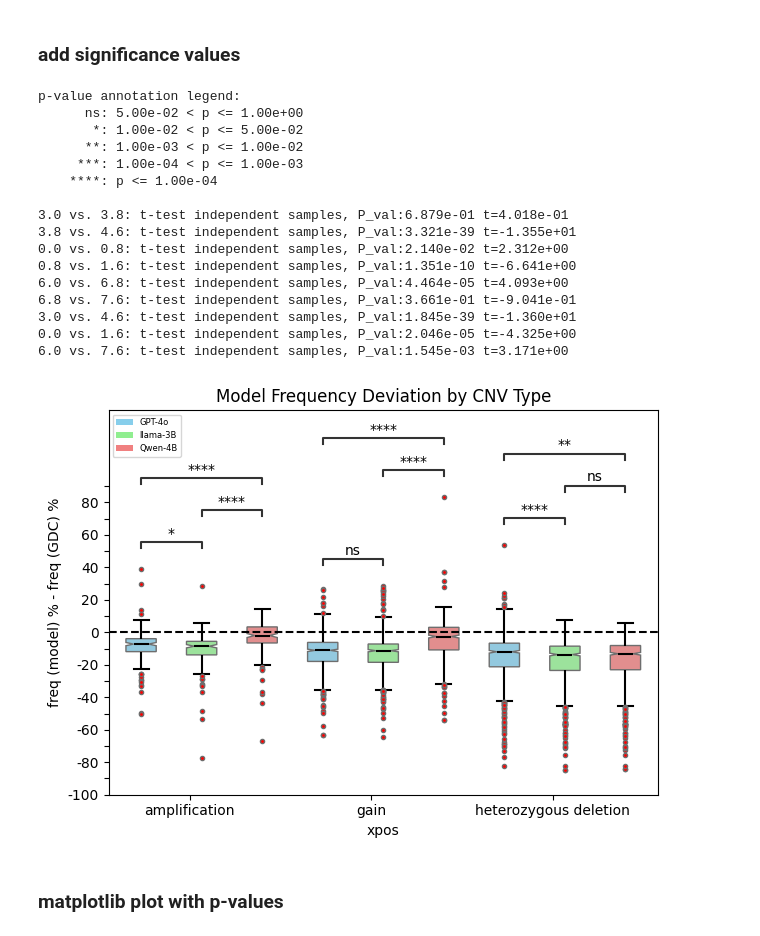
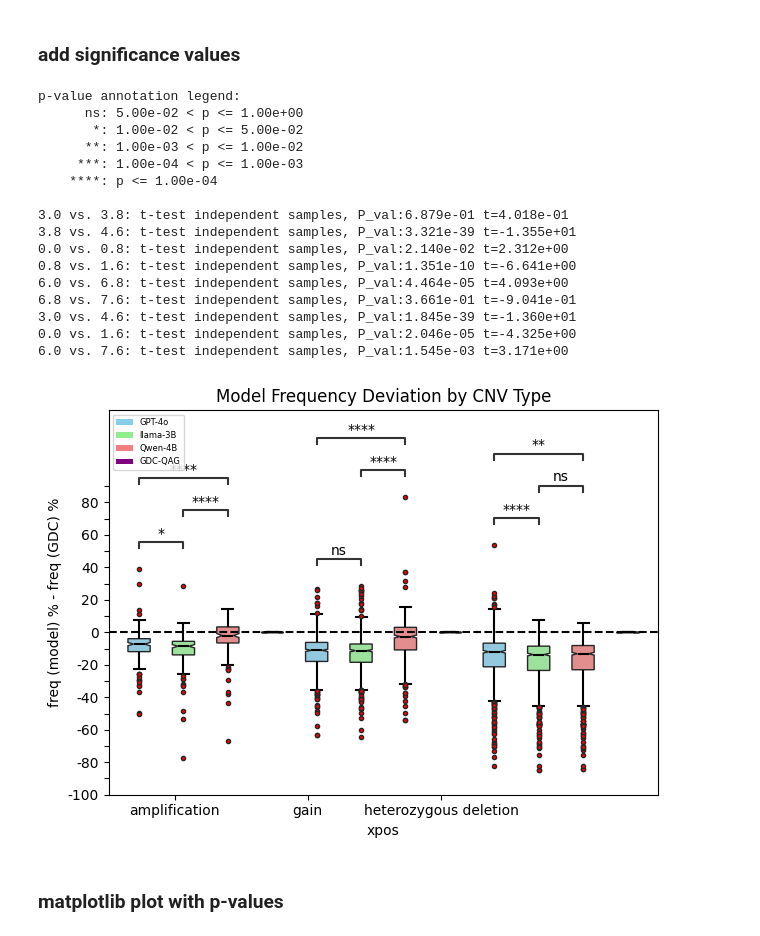
Before and after one commit to uc-cdis/gdc-qag, a Jupyter notebook: notebooks/plot.ipynb, the cells around one changed output. Cells and saved outputs as stored; diff of their text form; code cells hidden in the pictures.

```diff
--- a/notebooks/plot.ipynb
+++ b/notebooks/plot.ipynb
@@ -757,10 +939,12 @@ def return_cnv_type(x):
 llama_results['cnv_type'] = llama_results['questions'].apply(return_cnv_type)
 gpt_4o_results['cnv_type'] = gpt_4o_results['questions'].apply(return_cnv_type)
 qwen_results['cnv_type'] = qwen_results['questions'].apply(return_cnv_type)
+gdc_qag_results['cnv_type'] = gdc_qag_results['questions'].apply(return_cnv_type)
 # %%
 llama_cnv = llama_results[llama_results['intent'].str.contains('freq_cnv_loss')]
 gpt4_cnv = gpt_4o_results[gpt_4o_results['intent'].str.contains('freq_cnv_loss')]
 qwen_cnv = qwen_results[qwen_results['intent'].str.contains('freq_cnv_loss')]
+gdc_qag_cnv = gdc_qag_results[gdc_qag_results['intent'].str.contains('freq_cnv_loss')]
 # %%
 # the two NAs are for the two homozygous deletion questions
 llama_cnv['cnv_type'].value_counts()
@@ -793,40 +986,48 @@ Name: count, dtype: int64
 fig, ax = plt.subplots()
 flier_props = dict(marker='o', markerfacecolor='red', markersize=3, linestyle='none')
 
-# remove the couple of NA for hom dels
+# remove the couple of NA for hom dels since only two points
 gpt4_cnv = gpt4_cnv[gpt4_cnv['cnv_type']!='NA']
 llama_cnv = llama_cnv[llama_cnv['cnv_type']!='NA']
 qwen_cnv = qwen_cnv[qwen_cnv['cnv_type']!='NA']
+gdc_qag_cnv = gdc_qag_cnv[gdc_qag_cnv['cnv_type']!='NA']
 
 grouped_gpt4_data = gpt4_cnv.groupby('cnv_type')['delta_gpt4'].apply(list)
 grouped_llama_data = llama_cnv.groupby('cnv_type')['delta_llama'].apply(list)
 grouped_qwen_data = qwen_cnv.groupby('cnv_type')['delta_qwen'].apply(list)
+grouped_gdc_qag_data = gdc_qag_cnv.groupby('cnv_type')['delta_gdc_qag'].apply(list)
 
 n = len(grouped_gpt4_data)
 xlabels = list(grouped_gpt4_data.groupby('cnv_type').groups.keys())
-positions_gpt4 = np.arange(n) * 3
+positions_gpt4 = np.arange(n) * 4
 positions_llama = positions_gpt4 + 0.8
 positions_qwen = positions_llama + 0.8
+positions_gdc_qag = positions_qwen + 0.8
 
 ax.boxplot(
     grouped_gpt4_data, positions=positions_gpt4,
-    notch=True, flierprops=flier_props, patch_artist=True, boxprops=dict(facecolor='skyblue'),
+    notch=True, flierprops=flier_props, patch_artist=True, boxprops=dict(facecolor='skyblue', edgecolor='black'),
     showmeans=False
 )
 ax.boxplot(
     grouped_llama_data, positions=positions_llama,
-    notch=True, flierprops=flier_props, patch_artist=True, boxprops=dict(facecolor='lightgreen'),
+    notch=True, flierprops=flier_props, patch_artist=True, boxprops=dict(facecolor='lightgreen', edgecolor='black'),
     showmeans=False
 )
 ax.boxplot(
     grouped_qwen_data, positions=positions_qwen,
-    notch=True, flierprops=flier_props, patch_artist=True, boxprops=dict(facecolor='lightcoral'),
+    notch=True, flierprops=flier_props, patch_artist=True, boxprops=dict(facecolor='lightcoral', edgecolor='black'),
+    showmeans=False
+)
+ax.boxplot(
+    grouped_gdc_qag_data, positions=positions_gdc_qag,
+    notch=True, flierprops=flier_props, patch_artist=True, boxprops=dict(facecolor='purple', edgecolor='black'),
     showmeans=False
 )
 
 
 # x-axis ticks
-all_positions = (positions_gpt4 + positions_llama + positions_qwen) / 3
+all_positions = (positions_gpt4 + positions_llama + positions_qwen + positions_gdc_qag) / 4
 ax.set_xticks(all_positions)
 ax.set_xticklabels(xlabels, fontsize=6)
 
@@ -848,6 +1049,7 @@ legend_elements = [
     Patch(facecolor='skyblue', label='GPT-4o'),
     Patch(facecolor='lightgreen', label='llama-3B'),
     Patch(facecolor='lightcoral', label='Qwen-4B'),
+    Patch(facecolor='purple', label='GDC-QAG'),
 ]
 ax.legend(handles=legend_elements, loc='best', fontsize=6)
 # %% [output]
@@ -860,13 +1062,15 @@ ax.legend(handles=legend_elements, loc='best', fontsize=6)
 gpt4_cnv['model'] = 'GPT-4o'
 llama_cnv['model'] = 'llama-3B'
 qwen_cnv['model'] = 'Qwen-4B'
+gdc_qag_cnv['model'] = 'GDC-QAG'
 
 gpt4_cnv['delta'] = gpt4_cnv['delta_gpt4']
 llama_cnv['delta'] = llama_cnv['delta_llama']
 qwen_cnv['delta'] = qwen_cnv['delta_qwen']
+gdc_qag_cnv['delta'] = gdc_qag_cnv['delta_gdc_qag']
 
 all_cnv_data = pd.concat([
-    gpt4_cnv, llama_cnv, qwen_cnv
+    gpt4_cnv, llama_cnv, qwen_cnv, gdc_qag_cnv
 ])
 # %%
 # packages
@@ -882,10 +1086,11 @@ flier_props = dict(marker='o', markerfacecolor='red', markersize=3, linestyle='n
 palette = {
     'GPT-4o': 'skyblue',
     'llama-3B': 'lightgreen',
-    'Qwen-4B': 'lightcoral'
+    'Qwen-4B': 'lightcoral',
+    'GDC-QAG': 'purple'
 }
-# positions_gpt4, positions_llama, positions_qwen
-# (array([0, 3, 6]), array([0.8, 3.8, 6.8]), array([1.6, 4.6, 7.6]))
+# positions_gpt4, positions_llama, positions_qwen, positions_gdc_qag
+# (array([0, 3, 6]), array([0.8, 3.8, 6.8]), array([1.6, 4.6, 7.6]), array([2.4, 5.4, 8.4]))
 positions_map = {
     'amplification_GPT-4o': 0,
     'gain_GPT-4o': 3,
@@ -895,7 +1100,11 @@ positions_map = {
     'heterozygous deletion_llama-3B': 6.8,
     'amplification_Qwen-4B': 1.6,
     'gain_Qwen-4B': 4.6,
-    'heterozygous deletion_Qwen-4B': 7.6
+    'heterozygous deletion_Qwen-4B': 7.6,
+    'amplification_GDC-QAG': 2.4,
+    'gain_GDC-QAG': 5.4,
+    'heterozygous deletion_GDC-QAG': 8.4,
+
 }
 
 def numeric_category(x):
@@ -943,34 +1152,34 @@ annotator_pairs = [
     (positions_map['heterozygous deletion_llama-3B'], positions_map['heterozygous deletion_Qwen-4B']),
 ]
 annotator = Annotator(ax, annotator_pairs, data=all_cnv_data, x='xpos', y='delta')
 annotator.configure(test='t-test_ind', text_format='star', loc='inside')
 annotator.apply_and_annotate()
 
 
 plt.axhline(0, linestyle='--', color='black')
 plt.ylabel("freq (model) % - freq (GDC) %")
 plt.title("Model Frequency Deviation by CNV Type")
 ax.legend(handles=legend_elements, loc='best', fontsize=6)
 plt.tight_layout()
 plt.show()
 # %% [output]
 p-value annotation legend:
       ns: 5.00e-02 < p <= 1.00e+00
        *: 1.00e-02 < p <= 5.00e-02
       **: 1.00e-03 < p <= 1.00e-02
      ***: 1.00e-04 < p <= 1.00e-03
     ****: p <= 1.00e-04
 
 3.0 vs. 3.8: t-test independent samples, P_val:6.879e-01 t=4.018e-01
 3.8 vs. 4.6: t-test independent samples, P_val:3.321e-39 t=-1.355e+01
 0.0 vs. 0.8: t-test independent samples, P_val:2.140e-02 t=2.312e+00
 0.8 vs. 1.6: t-test independent samples, P_val:1.351e-10 t=-6.641e+00
 6.0 vs. 6.8: t-test independent samples, P_val:4.464e-05 t=4.093e+00
 6.8 vs. 7.6: t-test independent samples, P_val:3.661e-01 t=-9.041e-01
 3.0 vs. 4.6: t-test independent samples, P_val:1.845e-39 t=-1.360e+01
 0.0 vs. 1.6: t-test independent samples, P_val:2.046e-05 t=-4.325e+00
 6.0 vs. 7.6: t-test independent samples, P_val:1.545e-03 t=3.171e+00
-[figure, old version]
+[figure, new version]
 # %% [markdown]
 ### matplotlib plot with p-values
 # %%
```
Also changed, not shown: parts of 32 cells of this notebook, 6 other files.
